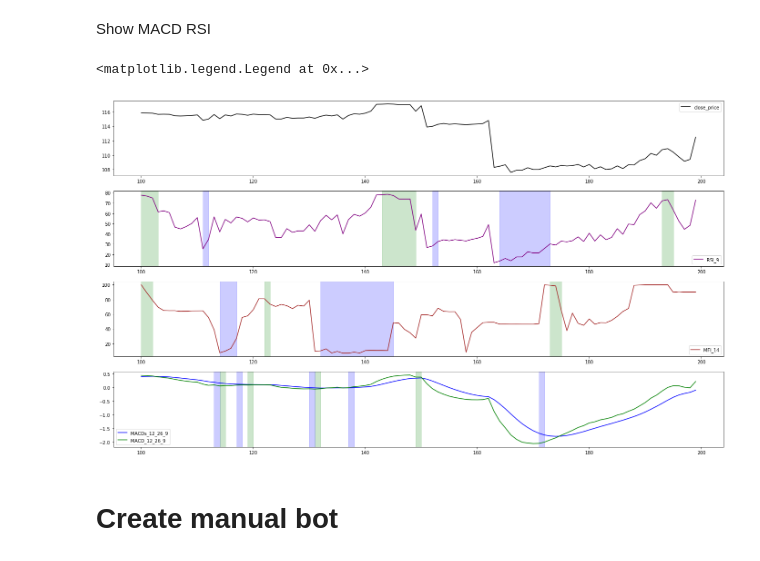
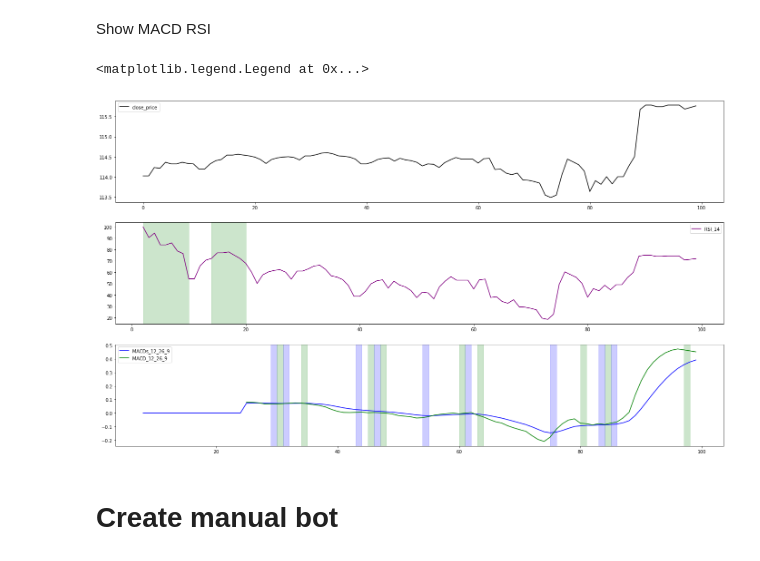
Before and after one commit to crabio/tinkoff-invest-bot, a Jupyter notebook: candles_analyzer/analyze.ipynb, the cells around one changed output. Saved outputs shown, nothing was run; the diff lists cells and outputs as text; code cells hidden in the pictures.

```diff
--- a/candles_analyzer/analyze.ipynb
+++ b/candles_analyzer/analyze.ipynb
@@ -90,8 +90,8 @@ Add RSI oversold and overbought
 RSI_oversold_threshold = 30
 RSI_overbouht_threshold = 70
 
-sliding_window_df["RSI_oversold"] = sliding_window_df["RSI_9"] <= RSI_oversold_threshold
-sliding_window_df["RSI_overbought"] = sliding_window_df["RSI_9"] >= RSI_overbouht_threshold
+sliding_window_df["RSI_oversold"] = sliding_window_df["RSI_14"] <= RSI_oversold_threshold
+sliding_window_df["RSI_overbought"] = sliding_window_df["RSI_14"] >= RSI_overbouht_threshold
 # %% [markdown]
 Add MFI oversold
 # %%
@@ -104,5 +104,6 @@ sliding_window_df["MFI_overbought"] = sliding_window_df["MFI_14"] >= MFI_overbou
 Add MACD signal crossover and cross under
 # %%
 sliding_window_df["MACD_diff"] = sliding_window_df["MACD_12_26_9"].diff()
-sliding_window_df["MACD_crossover"] = (sliding_window_df["MACD_diff"] >= 0) & (sliding_window_df["MACD_diff"].shift() <= 0)
-sliding_window_df["MACD_crossunder"] = (sliding_window_df["MACD_diff"] <= 0) & (sliding_window_df["MACD_diff"].shift() >= 0)
+sliding_window_df["MACD_diff"] = sliding_window_df["MACD_12_26_9"].diff()
+sliding_window_df["MACD_crossover"] = (sliding_window_df["MACD_diff"] > 0) & (sliding_window_df["MACD_diff"].shift() < 0)
+sliding_window_df["MACD_crossunder"] = (sliding_window_df["MACD_diff"] < 0) & (sliding_window_df["MACD_diff"].shift() > 0)
@@ -126,40 +159,34 @@ def color_zone(ax, points, alpha, color):
                 start_point = 0
                 end_point = 0
 # %%
-plot_df = sliding_window_df.iloc[100:200]
+plot_df = sliding_window_df.iloc[0:100]
 
 plt.figure(figsize=(24,14))
-plt.subplot(4, 1, 1)
+plt.subplot(3, 1, 1)
 plot_df["close_price"].plot(color="black")
 plt.legend()
 
-plt.subplot(4, 1, 2)
-ax1 = plot_df["RSI_9"].plot(color="purple")
+plt.subplot(3, 1, 2)
+ax1 = plot_df["RSI_14"].plot(color="purple")
 # Show oversold zone
 color_zone(ax1, plot_df[plot_df["RSI_oversold"]].index, 0.2, "blue")
 # Show overbought zone
 color_zone(ax1, plot_df[plot_df["RSI_overbought"]].index, 0.2, "green")
 plt.legend()
 
-plt.subplot(4, 1, 3)
-ax2 = plot_df["MFI_14"].plot(color="brown")
-# Show oversold zone
-color_zone(ax2, plot_df[plot_df["MFI_oversold"]].index, 0.2, "blue")
-# Show overbought zone
-color_zone(ax2, plot_df[plot_df["MFI_overbought"]].index, 0.2, "green")
-plt.legend()
-
-plt.subplot(4, 1, 4)
+plt.subplot(3, 1, 3)
 # plot_df["MACDh_12_26_9"].plot(color="red",kind="bar")
 plot_df["MACDs_12_26_9"].plot(color="blue")
 ax3 = plot_df["MACD_12_26_9"].plot(color="green")
 # Show crossover moments
-color_zone(ax3, plot_df[plot_df["MACD_crossover"]].index, 0.2, "blue")
+for x in plot_df[plot_df["MACD_crossover"]].index:
+    ax3.axvspan(x, x+1, alpha=0.2, color="blue")
 # Show crossunder moments
-color_zone(ax3, plot_df[plot_df["MACD_crossunder"]].index, 0.2, "green")
+for x in plot_df[plot_df["MACD_crossunder"]].index:
+    ax3.axvspan(x, x+1, alpha=0.2, color="green")
 plt.legend()
 # %% [output]
 <matplotlib.legend.Legend at 0x...>
-[figure, old version]
+[figure, new version]
 # %% [markdown]
 # Create manual bot
```
Also changed, not shown: parts of 9 cells of this notebook, 1 other file.
